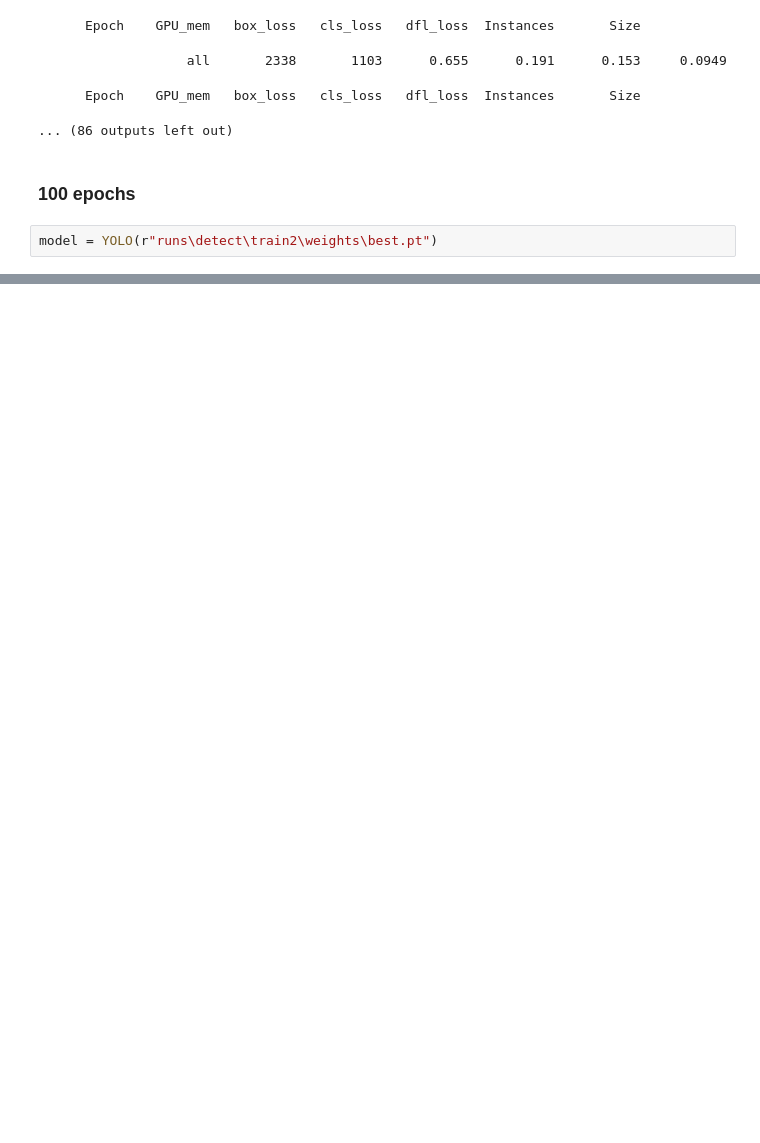
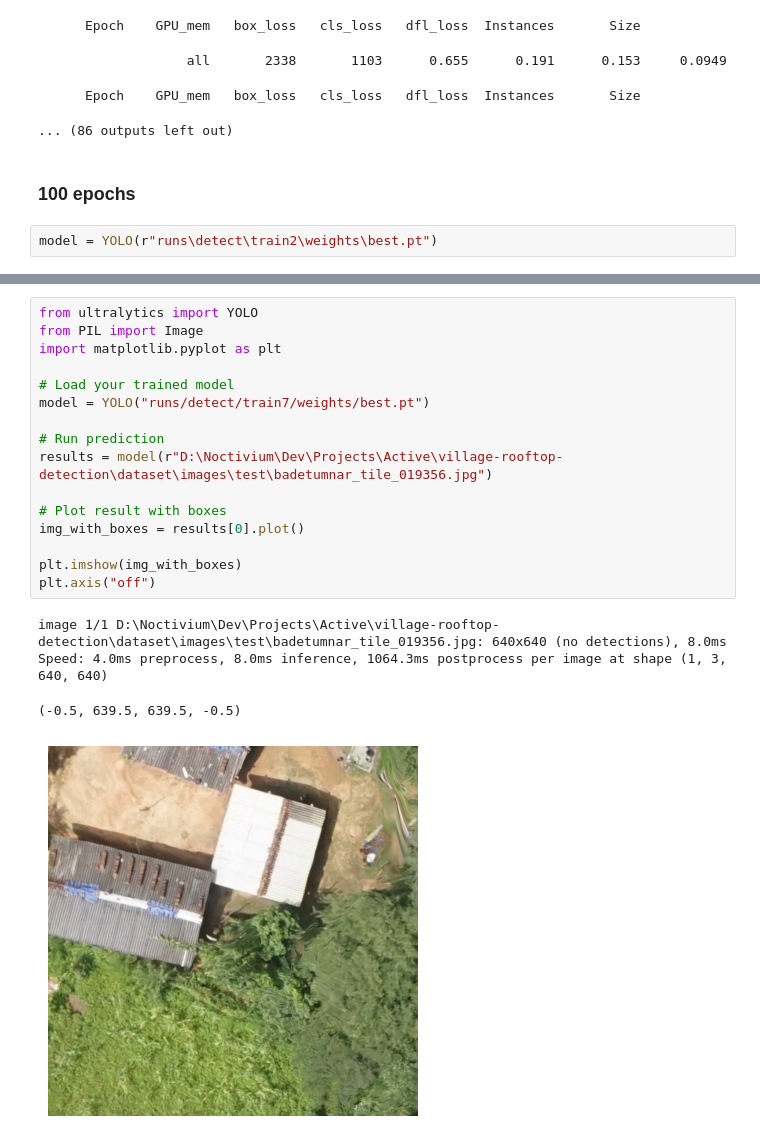
Before and after one commit to RajTib/village-rooftop-detection, a Jupyter notebook: train.ipynb, the cells around one changed output, grey strips where cells are left out. Drawn from its saved outputs; the diff is of its cells as text; blank space fills up the shorter version.

```diff
--- a/train.ipynb
+++ b/train.ipynb
@@ -128,0 +225,21 @@ Plotting labels to d:\Noctivium\Dev\Projects\Active\village-rooftop-detection\ru
+# %%
+from ultralytics import YOLO
+from PIL import Image
+import matplotlib.pyplot as plt
+
+# Load your trained model
+model = YOLO("runs/detect/train7/weights/best.pt")
+
+# Run prediction
+results = model(r"D:\Noctivium\Dev\Projects\Active\village-rooftop-detection\dataset\images\test\badetumnar_tile_019356.jpg")
+
+# Plot result with boxes
+img_with_boxes = results[0].plot()
+
+plt.imshow(img_with_boxes)
+plt.axis("off")
+# %% [output]
+image 1/1 D:\Noctivium\Dev\Projects\Active\village-rooftop-detection\dataset\images\test\badetumnar_tile_019356.jpg: 640x640 (no detections), 8.0ms
+Speed: 4.0ms preprocess, 8.0ms inference, 1064.3ms postprocess per image at shape (1, 3, 640, 640)
+(-0.5, 639.5, 639.5, -0.5)
+[figure, added]
```
Also changed, not shown: parts of 5 cells of this notebook, 16 other files.
